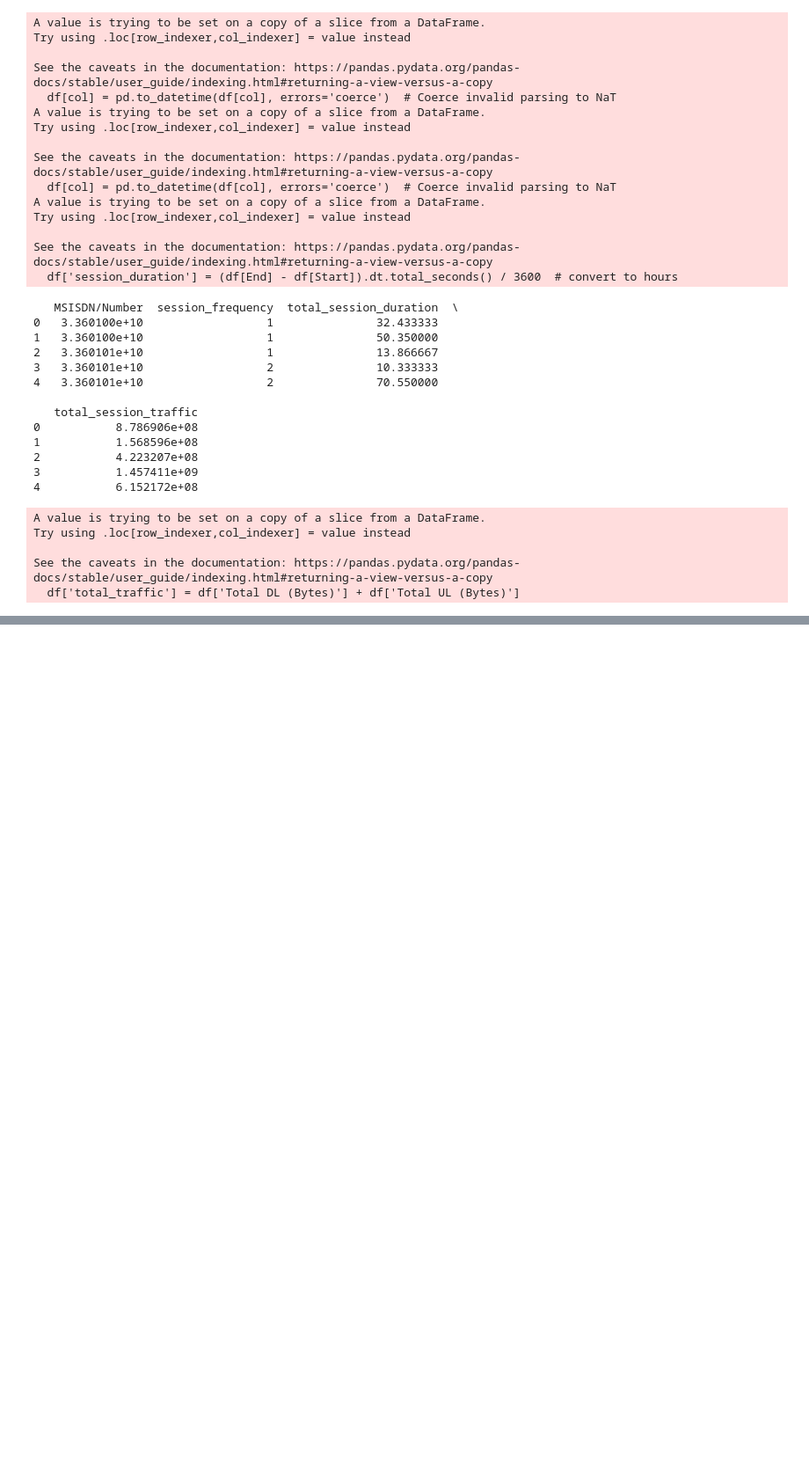
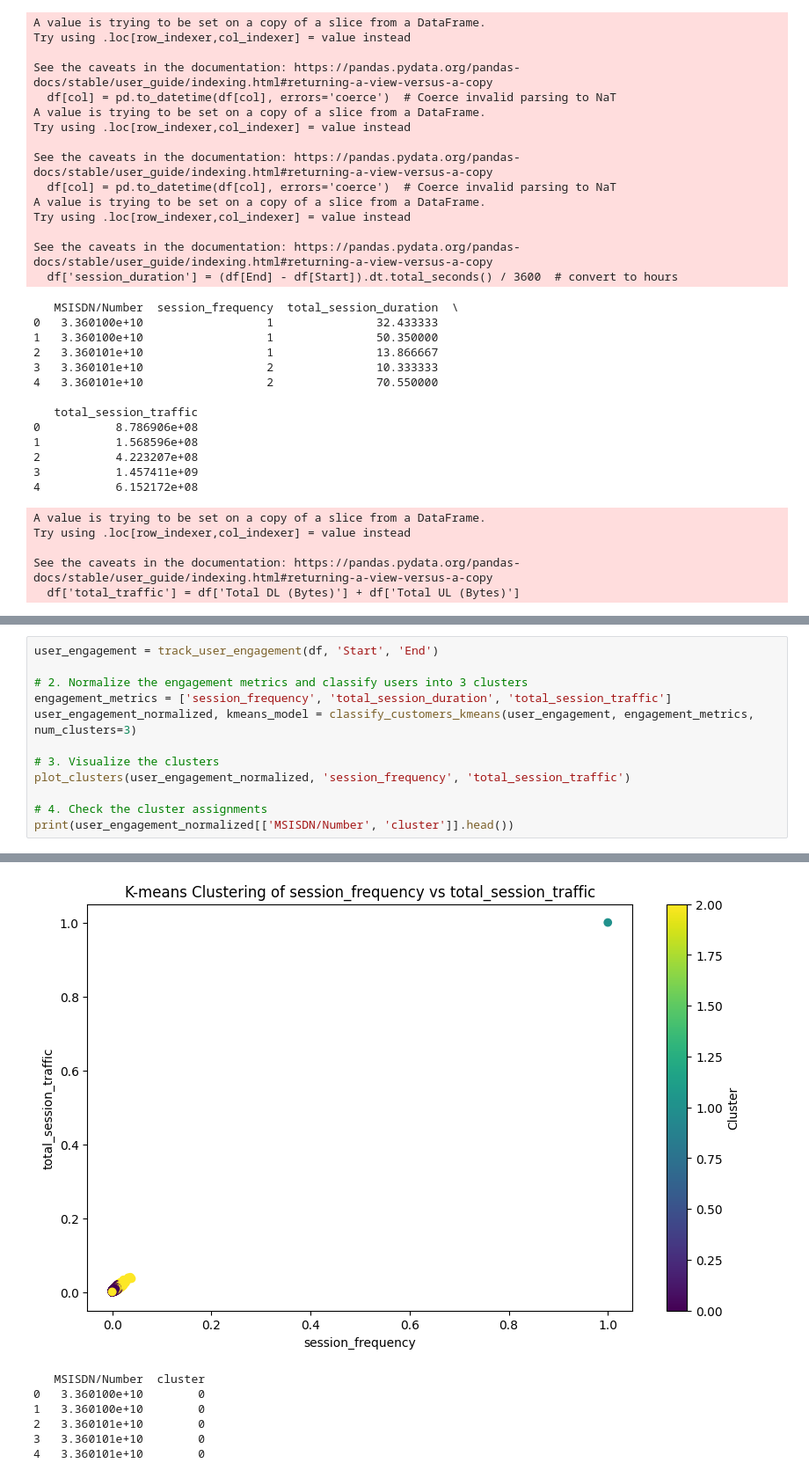
Before and after one commit to beza328/Telecom-bussiness-feasibility, a Jupyter notebook: notebooks/User engagement.ipynb, the cells around one changed output, grey strips where cells are left out. Shown: that part at 88% size. Cells and saved outputs as stored; diff of their text form; blank space fills up the shorter version.

```diff
--- a/notebooks/User engagement.ipynb
+++ b/notebooks/User engagement.ipynb
@@ -307,0 +333,13 @@ NameError: name 'classify_customers_kmeans' is not defined
+# %%
+user_engagement = track_user_engagement(df, 'Start', 'End')
+
+# 2. Normalize the engagement metrics and classify users into 3 clusters
+engagement_metrics = ['session_frequency', 'total_session_duration', 'total_session_traffic']
+user_engagement_normalized, kmeans_model = classify_customers_kmeans(user_engagement, engagement_metrics, num_clusters=3)
+
+# 3. Visualize the clusters
+plot_clusters(user_engagement_normalized, 'session_frequency', 'total_session_traffic')
+
+# 4. Check the cluster assignments
+print(user_engagement_normalized[['MSISDN/Number', 'cluster']].head())
+# %% [output]
@@ -307,0 +366,7 @@ NameError: name 'classify_customers_kmeans' is not defined
+[figure, added]
+   MSISDN/Number  cluster
+0   3.360100e+10        0
+1   3.360100e+10        0
+2   3.360101e+10        0
+3   3.360101e+10        0
+4   3.360101e+10        0
```
Also changed, not shown: parts of 8 cells of this notebook, 2 other files.
